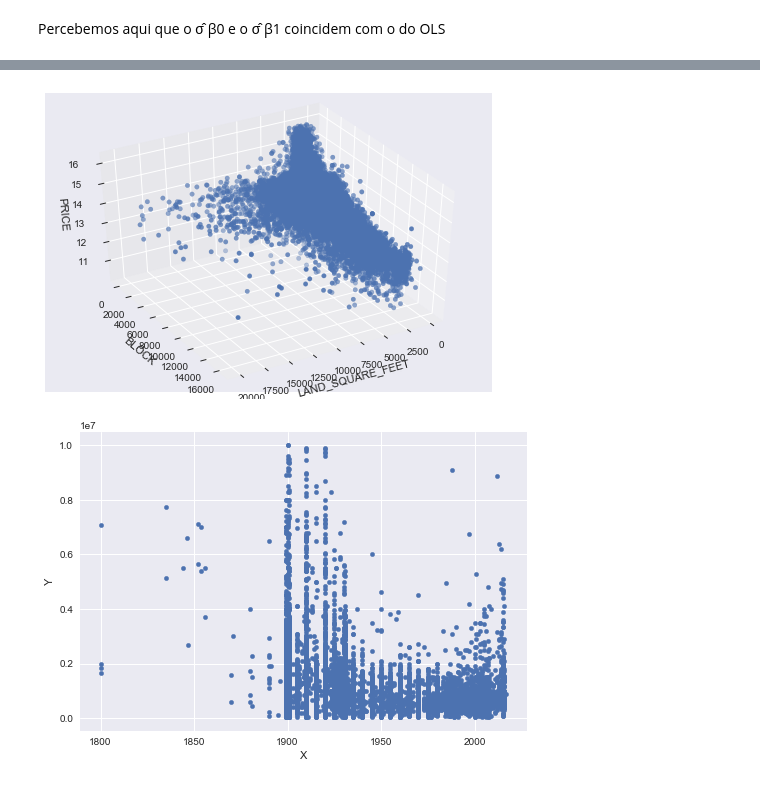
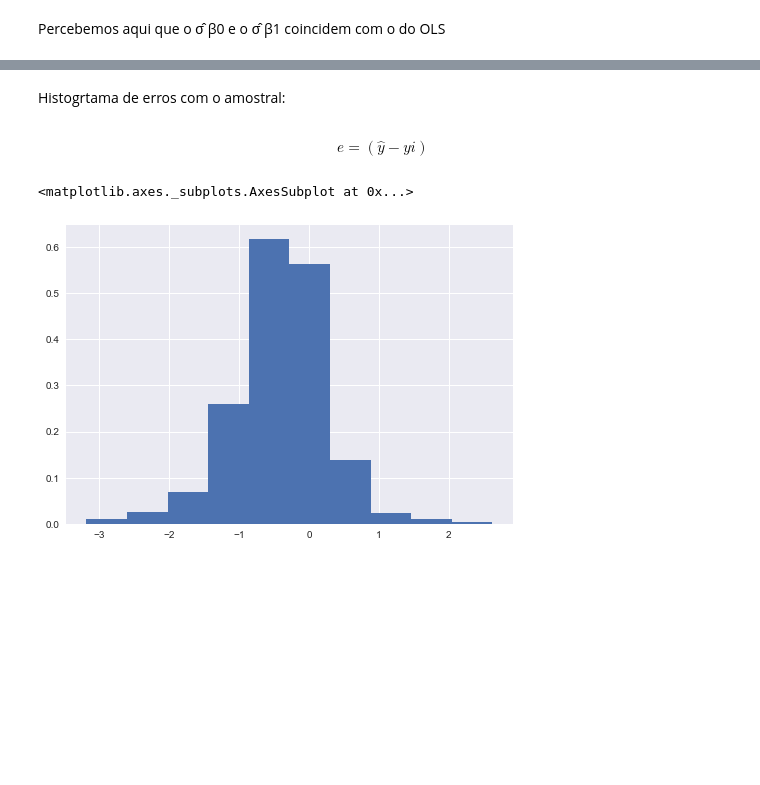
Before and after one commit to AntonioAndraues/Pj3_Ciencia_dos_Dados, a Jupyter notebook: Projeto+3+ (1).ipynb, the cells around one changed output, grey strips where cells are left out. Drawn from its saved outputs; the diff is of its cells as text; code cells hidden in the pictures; blank space fills up the shorter version.

```diff
--- a/Projeto+3+ (1).ipynb
+++ b/Projeto+3+ (1).ipynb
@@ -291,27 +315,25 @@ def f(rodar_em_x=40,rodar_em_y=60):
+# %% [markdown]
+Histogrtama de erros com o amostral:
+# %% [markdown]
+$$e=(\hat{y}-yi)$$
+# %%
+E =  (2.788e-07-2.745e-05+12.9322) - df42.PRICE
+E.hist(normed=True)
+# %% [output]
+<matplotlib.axes._subplots.AxesSubplot at 0x...>
+[figure, added]
 # %%
 df2 = pd.DataFrame()
 @interact(rodar_em_x = (0, 360, 20),rodar_em_y = (0, 360, 20))
 def f(rodar_em_x=40,rodar_em_y=60):
-    df2['X'] = dados2.LAND_SQUARE
-    df2['Y'] = dados2.BLOCK
-    df2['Z'] = np.log(dados2.SALE_PRICE)
+    df2['LS'] = dados80.LAND_SQUARE
+    df2['BL'] = dados80.BLOCK
+    df2['SP'] = np.log(dados80.SALE_PRICE)
     threedee = plt.figure().gca(projection='3d')
-    threedee.scatter(df2.X, df2.Y, df2.Z)
-    threedee.set_xlabel('LAND_SQUARE_FEET')
-    threedee.set_ylabel('BLOCK')
-    threedee.set_zlabel('PRICE')
+    threedee.scatter(df2.LS, df2.BL, df2.SP)
+    threedee.set_xlabel('LS')
+    threedee.set_ylabel('BL')
+    threedee.set_zlabel('SP')
     threedee.view_init(rodar_em_x,rodar_em_y )
     plt.show()
-# %% [output]
-[figure, removed]
-# %%
-df3 = pd.DataFrame()
-df3['X'] = dados2.YEAR_BUILT
-df3['Y'] = dados2.SALE_PRICE
-df3.plot.scatter(x='X',y='Y')
-# df3.plot.set_xlabel('Year Built')
-# df3.plot.set_ylabel('Price')
-plt.show()
-# %% [output]
-[figure, removed]
 # %%
```
Also changed, not shown: parts of 21 cells of this notebook.
